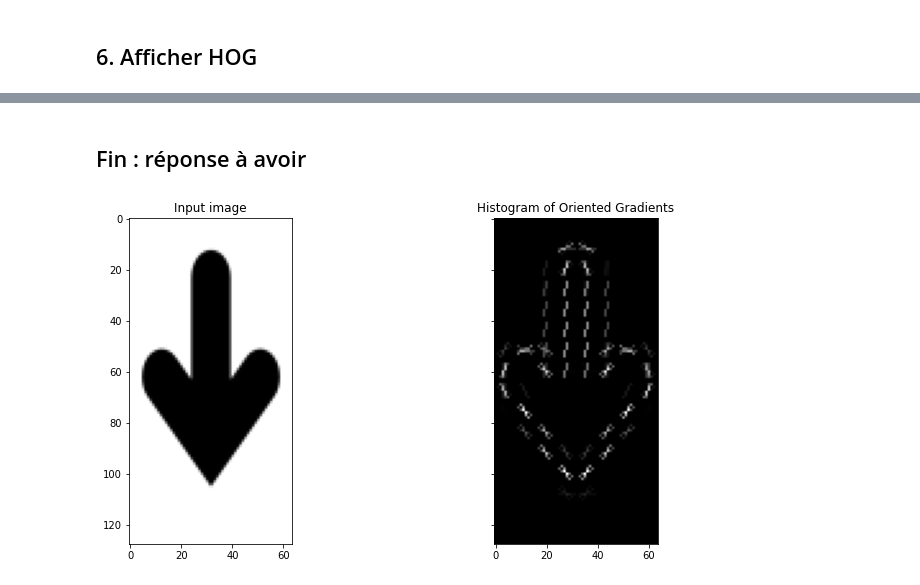
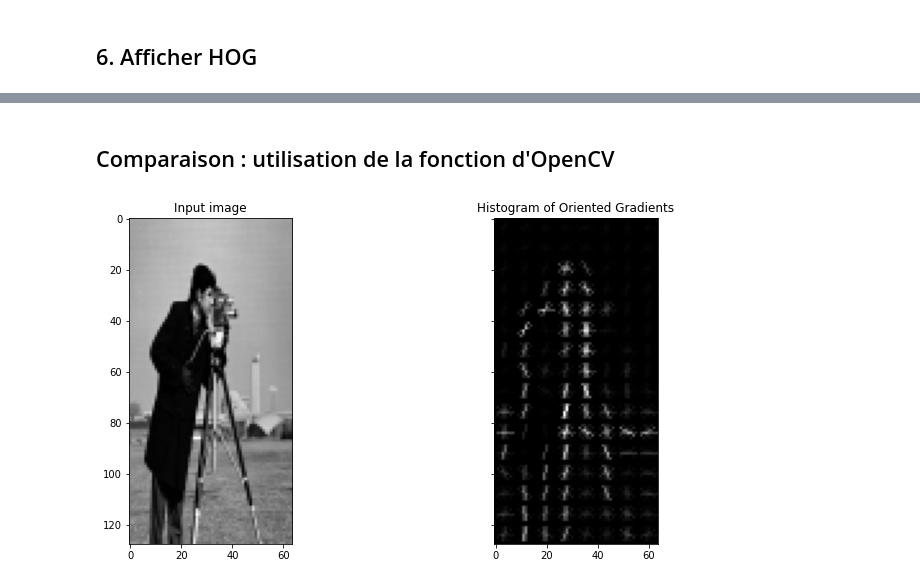
Before and after one commit to lisacsn/Histogram-of-Oriented-Gradients, a Jupyter notebook: Implémentation/Projet Hog.ipynb, the cells around one changed output, grey strips where cells are left out. Cells and saved outputs as stored; diff of their text form; code cells hidden in the pictures.

```diff
--- a/Implémentation/Projet Hog.ipynb
+++ b/Implémentation/Projet Hog.ipynb
@@ -14,14 +16,14 @@ We need to preprocess the image and bring down the width to height ratio to 1:2.
 # %%
-path_base =  'Image/'
-image = cv2.imread(path_base+'cameraman.tif',0)
+path_base = '../Image/'
+image_cam = cv2.imread(path_base+'cameraman.tif',0)
 
-plt.imshow(image,'gray')
+plt.imshow(image_cam,'gray')
 plt.show()
-print("taille de l'image : ", image.shape)
+print("taille de l'image : ", image_cam.shape)
 # %% [output]
 [figure]
 taille de l'image :  (256, 256)
 # %%
 dsize= (64,128)
-image_resized = cv2.resize(image, dsize, interpolation = cv2.INTER_AREA)
+image_cam = cv2.resize(image_cam, dsize, interpolation = cv2.INTER_AREA)
 # %%
@@ -382,19 +309,21 @@ afficher_image(histograms_ancienne_version)
-# %% [markdown]
-## Fin : réponse à avoir
+# %% [markdown]
+## Comparaison : utilisation de la fonction d'OpenCV
 # %%
 from skimage.feature import hog
 
-fd, hog_image = hog(image_resized, orientations=9, pixels_per_cell=(8, 8),
+fd, hog_image_cam = hog(image_cam, orientations=9, pixels_per_cell=(8, 8),
                     cells_per_block=(2, 2), visualize=True, multichannel=False)
+fd, hog_image_fleche = hog(image_fleche, orientations=9, pixels_per_cell=(8, 8),
+                    cells_per_block=(2, 2), visualize=True, multichannel=False)
 # %%
 fig, (ax1, ax2) = plt.subplots(1, 2, figsize=(12, 6), sharex=True, sharey=True)
 
-ax1.imshow(image_resized, cmap=plt.cm.gray)
+ax1.imshow(image_cam, cmap=plt.cm.gray)
 ax1.set_title('Input image')
 
-ax2.imshow(hog_image, cmap=plt.cm.gray)
+ax2.imshow(hog_image_cam, cmap=plt.cm.gray)
 ax2.set_title('Histogram of Oriented Gradients')
 
 plt.show()
 # %% [output]
-[figure, old version]
+[figure, new version]
```
Also changed, not shown: parts of 42 cells of this notebook.
